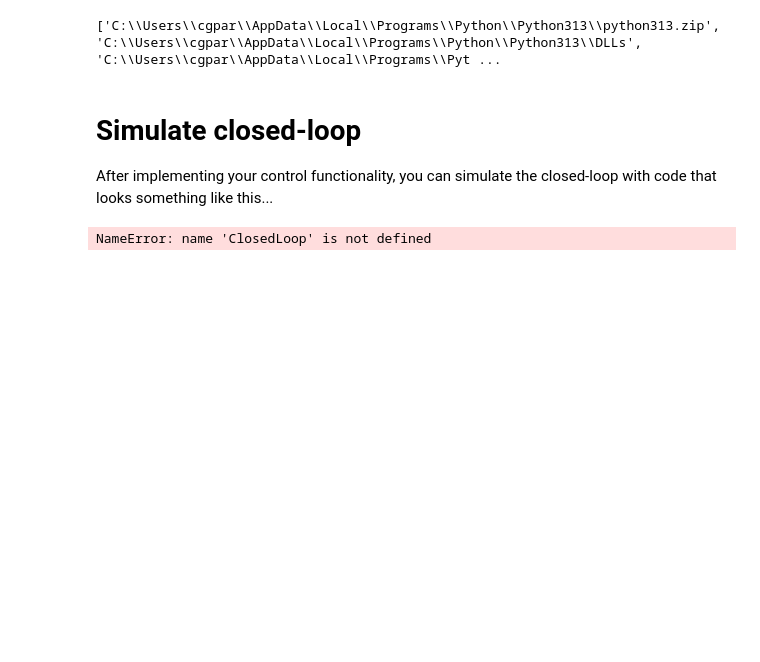
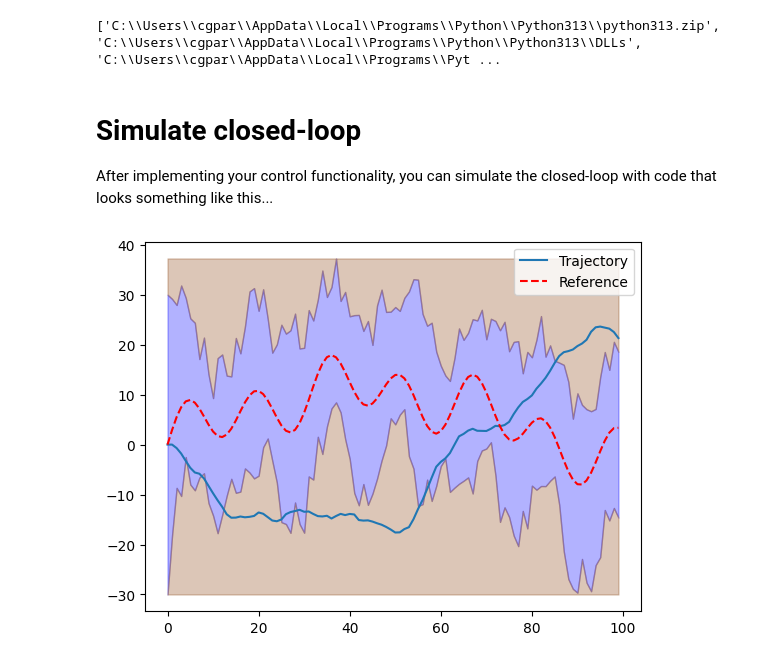
Before and after one commit to caseygparnes/b1-coding-practical-mt24, a Jupyter notebook: notebooks/demo.ipynb, the cells around one changed output. Cells and saved outputs as stored; diff of their text form; code cells hidden in the pictures; blank space fills up the shorter version.

Commit message:
Changed demo.ipynb so that it calls correct data and graph is plotted

```diff
--- a/notebooks/demo.ipynb
+++ b/notebooks/demo.ipynb
@@ -11,13 +13,13 @@ print(sys.path)
 After implementing your control functionality, you can simulate the closed-loop with code that looks something like this...
 # %%
 # Import relevant modules
-from uuv_mission.dynamic import Submarine
+from uuv_mission.dynamic import Submarine, ClosedLoop, Mission
 sub = Submarine()
 # Instantiate your controller (depending on your implementation)
-closed_loop = ClosedLoop(sub, controller)
-mission = Mission.from_csv("data/mission.csv") # You must implement this method in the Mission class
+closed_loop = ClosedLoop(sub, 1)
+mission = Mission.from_csv("C:/Users/cgpar/OneDrive/Documents/Oxford/Year 3/B1/b1-coding-practical-mt24/data/mission.csv") # You must implement this method in the Mission class
 
 trajectory = closed_loop.simulate_with_random_disturbances(mission)
 trajectory.plot_completed_mission(mission)
 # %% [output]
-NameError: name 'ClosedLoop' is not defined
+[figure, added]
```
Also changed, not shown: parts of 1 cell of this notebook, 2 other files.
